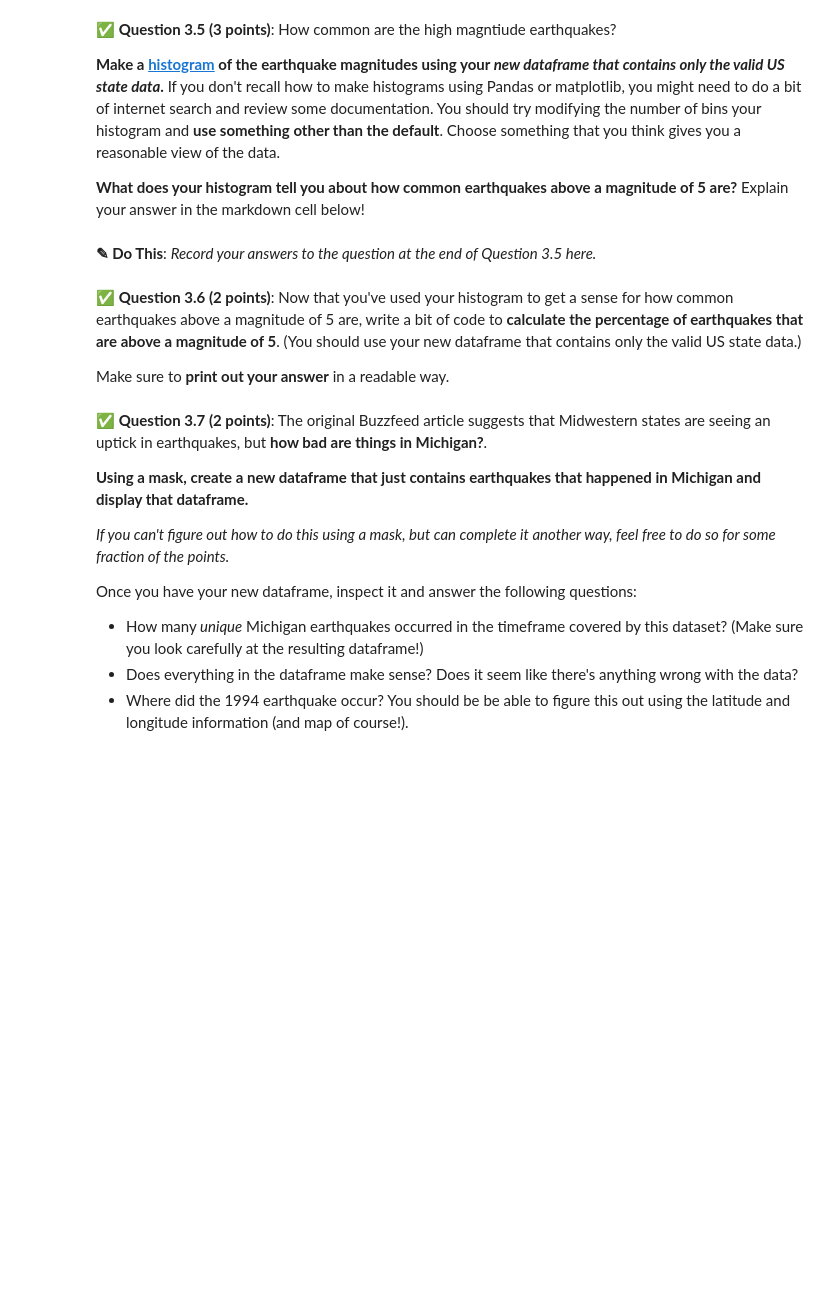
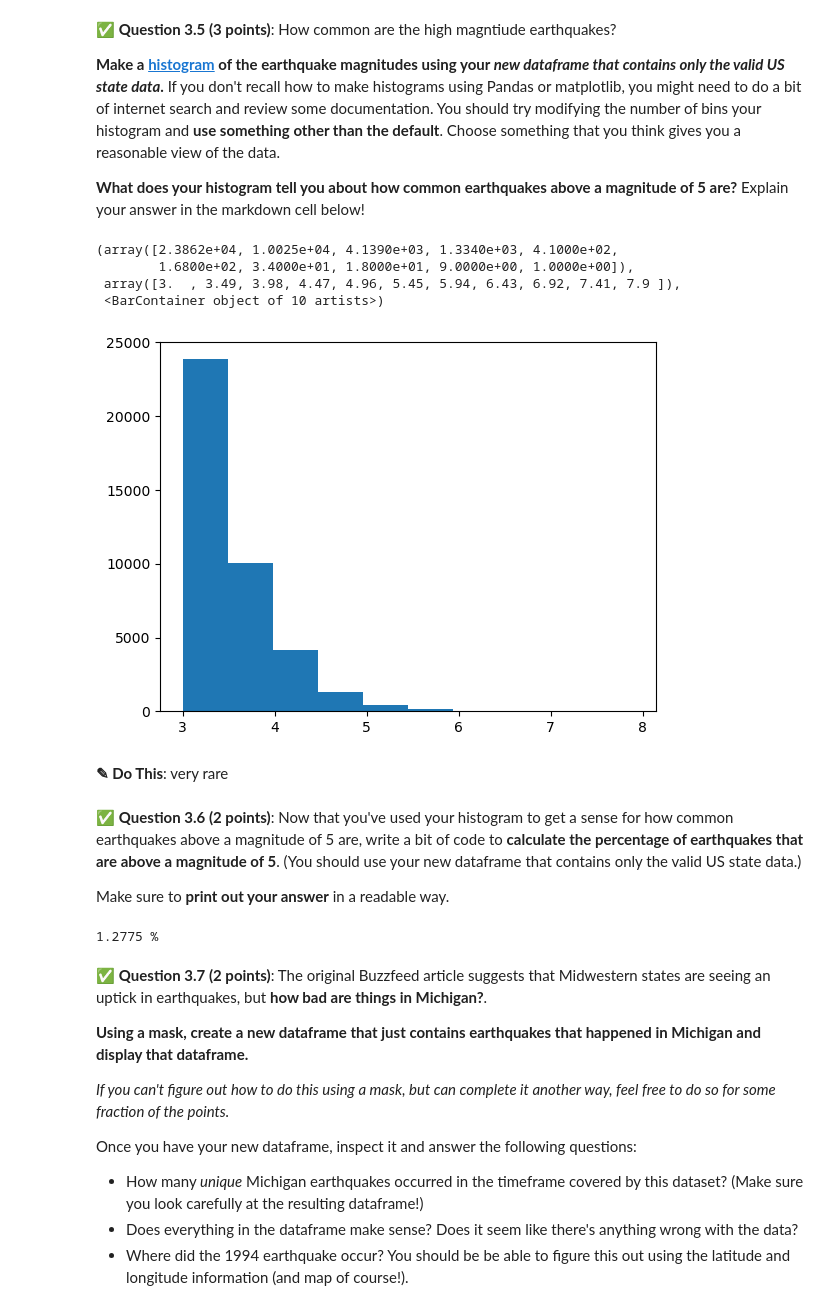
Before and after one commit to zemblak1/CMSE202-f25-turnin, a Jupyter notebook: hw-01/HW-01_GitPracticeDebuggingPythonPackagesAndClasses-STUDENT.ipynb, the cells around one changed output. Saved outputs shown, nothing was run; the diff lists cells and outputs as text; code cells hidden in the pictures; blank space fills up the shorter version.

```diff
--- a/hw-01/HW-01_GitPracticeDebuggingPythonPackagesAndClasses-STUDENT.ipynb
+++ b/hw-01/HW-01_GitPracticeDebuggingPythonPackagesAndClasses-STUDENT.ipynb
@@ -382,6 +408,7 @@ Does the resulting plot meet your expectations? Is there anything that surprises
 **Use this function to create a new dataframe that only contains the rows with a valid entry in the `state` column.**
 # %%
 ### Put your code here
+eq2 = eq.dropna(subset=["state"])
 # %% [markdown]
 &#9989; **Question 3.5 (3 points)**: How common are the high magntiude earthquakes?
 
@@ -390,14 +417,24 @@ Does the resulting plot meet your expectations? Is there anything that surprises
 **What does your histogram tell you about how common earthquakes above a magnitude of 5 are?** Explain your answer in the markdown cell below!
 # %%
 ### Put your code here
+plt.hist(eq2["mag"])
+# %% [output]
+(array([2.3862e+04, 1.0025e+04, 4.1390e+03, 1.3340e+03, 4.1000e+02,
+        1.6800e+02, 3.4000e+01, 1.8000e+01, 9.0000e+00, 1.0000e+00]),
+ array([3.  , 3.49, 3.98, 4.47, 4.96, 5.45, 5.94, 6.43, 6.92, 7.41, 7.9 ]),
+ <BarContainer object of 10 artists>)
+[figure, added]
 # %% [markdown]
-**<font size=+3>&#9998;</font> Do This**: *Record your answers to the question at the end of Question 3.5 here.*
+**<font size=+3>&#9998;</font> Do This**: very rare
 # %% [markdown]
 &#9989; **Question 3.6 (2 points)**: Now that you've used your histogram to get a sense for how common earthquakes above a magnitude of 5 are, write a bit of code to **calculate the percentage of earthquakes that are above a magnitude of 5**. (You should use your new dataframe that contains only the valid US state data.)
 
 Make sure to **print out your answer** in a readable way.
 # %%
 ### Put your code here
+print(len(eq2[eq2["mag"] > 5]) / len(eq2) * 100, "%")
+# %% [output]
+1.2775 %
 # %% [markdown]
 &#9989; **Question 3.7 (2 points)**: The original Buzzfeed article suggests that Midwestern states are seeing an uptick in earthquakes, but **how bad are things in Michigan?**.
 
```
Also changed, not shown: parts of 7 cells of this notebook.
